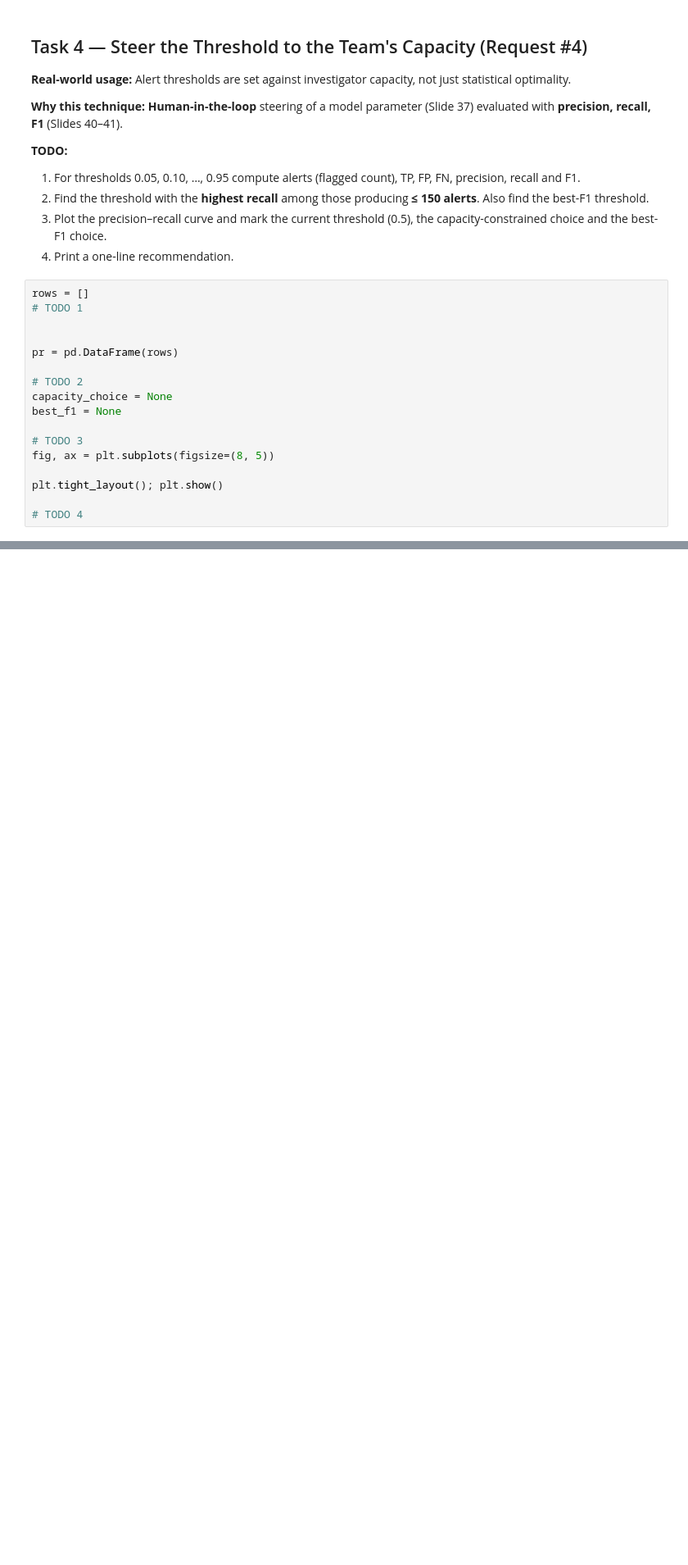
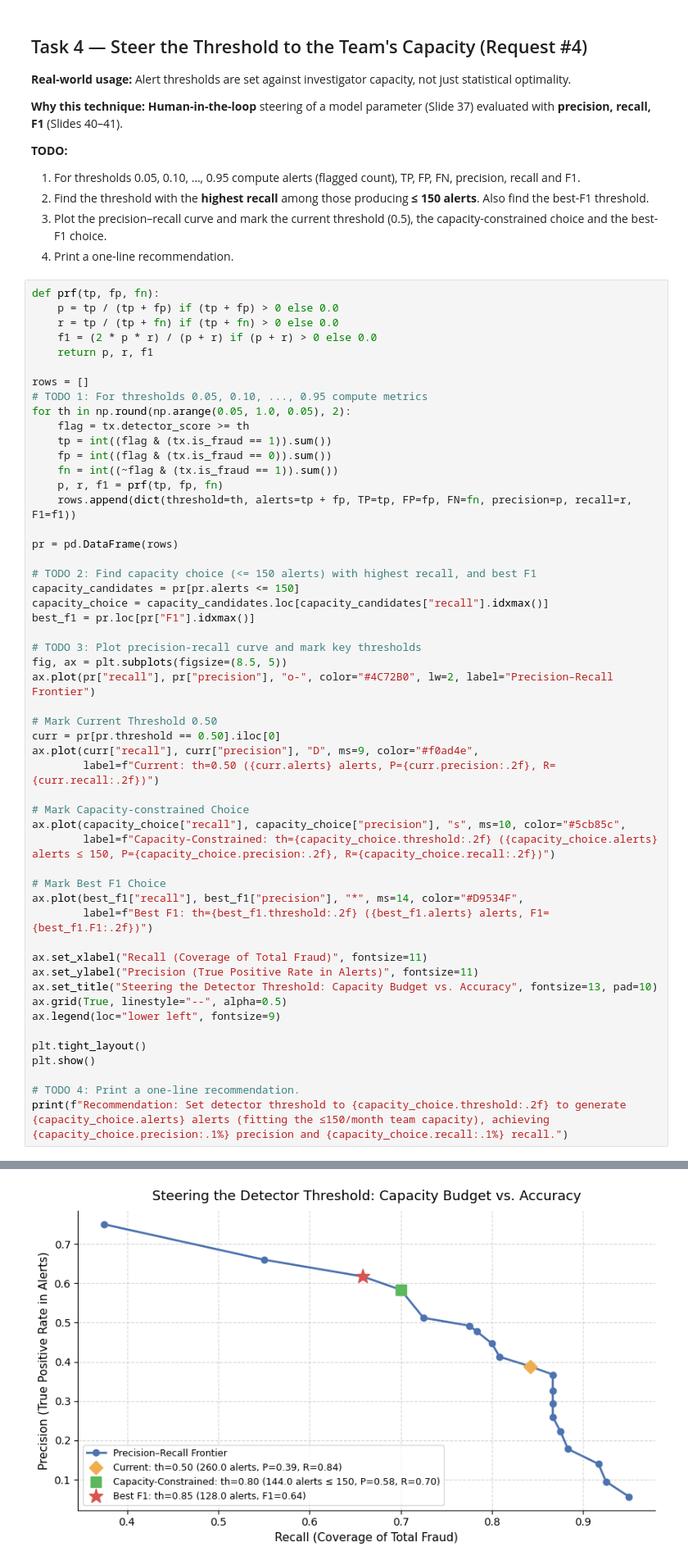
Before and after one commit to adarshm1705/VDUI-unit-3-assignment, a Jupyter notebook: unit3_ppt7_activity.ipynb, the cells around one changed output, grey strips where cells are left out. Shown at 82% size. Saved outputs shown, nothing was run; the diff lists cells and outputs as text; blank space fills up the shorter version.

```diff
--- a/unit3_ppt7_activity.ipynb
+++ b/unit3_ppt7_activity.ipynb
@@ -153,19 +280,55 @@ F1** (Slides 40–41).
    choice.
 4. Print a one-line recommendation.
 # %%
+def prf(tp, fp, fn):
+    p = tp / (tp + fp) if (tp + fp) > 0 else 0.0
+    r = tp / (tp + fn) if (tp + fn) > 0 else 0.0
+    f1 = (2 * p * r) / (p + r) if (p + r) > 0 else 0.0
+    return p, r, f1
+
 rows = []
-# TODO 1
-
+# TODO 1: For thresholds 0.05, 0.10, ..., 0.95 compute metrics
+for th in np.round(np.arange(0.05, 1.0, 0.05), 2):
+    flag = tx.detector_score >= th
+    tp = int((flag & (tx.is_fraud == 1)).sum())
+    fp = int((flag & (tx.is_fraud == 0)).sum())
+    fn = int((~flag & (tx.is_fraud == 1)).sum())
+    p, r, f1 = prf(tp, fp, fn)
+    rows.append(dict(threshold=th, alerts=tp + fp, TP=tp, FP=fp, FN=fn, precision=p, recall=r, F1=f1))
 
 pr = pd.DataFrame(rows)
 
-# TODO 2
-capacity_choice = None
-best_f1 = None
+# TODO 2: Find capacity choice (<= 150 alerts) with highest recall, and best F1
+capacity_candidates = pr[pr.alerts <= 150]
+capacity_choice = capacity_candidates.loc[capacity_candidates["recall"].idxmax()]
+best_f1 = pr.loc[pr["F1"].idxmax()]
 
-# TODO 3
-fig, ax = plt.subplots(figsize=(8, 5))
+# TODO 3: Plot precision-recall curve and mark key thresholds
+fig, ax = plt.subplots(figsize=(8.5, 5))
+ax.plot(pr["recall"], pr["precision"], "o-", color="#4C72B0", lw=2, label="Precision–Recall Frontier")
 
-plt.tight_layout(); plt.show()
+# Mark Current Threshold 0.50
+curr = pr[pr.threshold == 0.50].iloc[0]
+ax.plot(curr["recall"], curr["precision"], "D", ms=9, color="#f0ad4e",
+        label=f"Current: th=0.50 ({curr.alerts} alerts, P={curr.precision:.2f}, R={curr.recall:.2f})")
 
-# TODO 4
+# Mark Capacity-constrained Choice
+ax.plot(capacity_choice["recall"], capacity_choice["precision"], "s", ms=10, color="#5cb85c",
+        label=f"Capacity-Constrained: th={capacity_choice.threshold:.2f} ({capacity_choice.alerts} alerts ≤ 150, P={capacity_choice.precision:.2f}, R={capacity_choice.recall:.2f})")
+
+# Mark Best F1 Choice
+ax.plot(best_f1["recall"], best_f1["precision"], "*", ms=14, color="#D9534F",
+        label=f"Best F1: th={best_f1.threshold:.2f} ({best_f1.alerts} alerts, F1={best_f1.F1:.2f})")
+
+ax.set_xlabel("Recall (Coverage of Total Fraud)", fontsize=11)
+ax.set_ylabel("Precision (True Positive Rate in Alerts)", fontsize=11)
+ax.set_title("Steering the Detector Threshold: Capacity Budget vs. Accuracy", fontsize=13, pad=10)
+ax.grid(True, linestyle="--", alpha=0.5)
+ax.legend(loc="lower left", fontsize=9)
+
+plt.tight_layout()
+plt.show()
+
+# TODO 4: Print a one-line recommendation.
+print(f"Recommendation: Set detector threshold to {capacity_choice.threshold:.2f} to generate {capacity_choice.alerts} alerts (fitting the ≤150/month team capacity), achieving {capacity_choice.precision:.1%} precision and {capacity_choice.recall:.1%} recall.")
+# %% [output]
@@ -172 +336,2 @@ plt.tight_layout(); plt.show()
+[figure, added]
 # %% [markdown]
```
Also changed, not shown: parts of 15 cells of this notebook, 1 other file.
